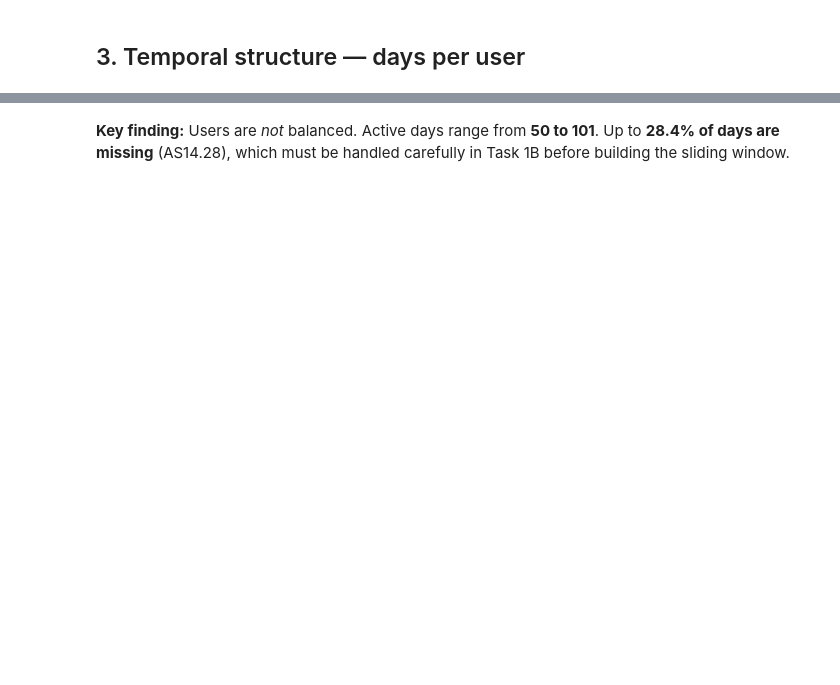
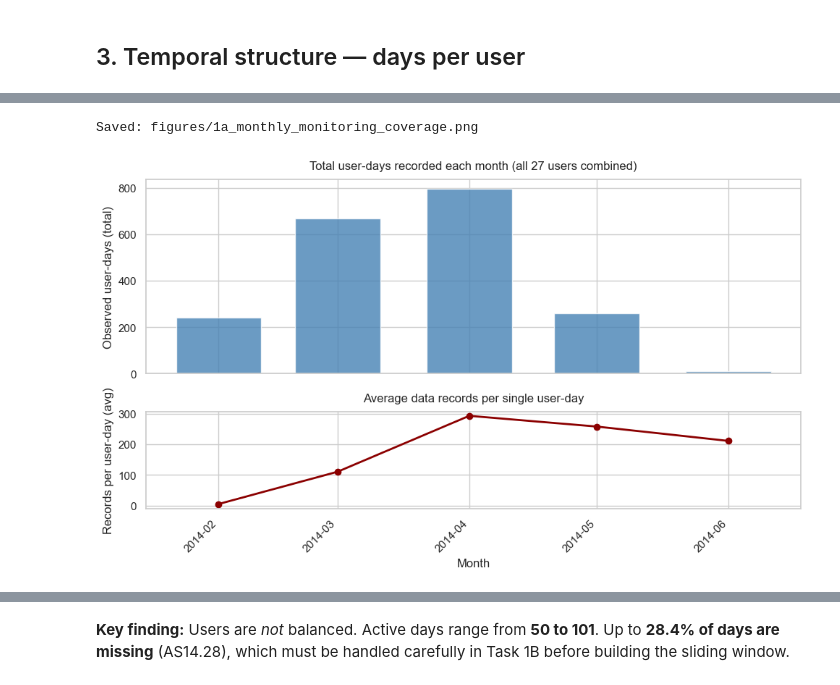
Before and after one commit to MatteoPostiferi999/DataMiningAssignment1, a Jupyter notebook: notebooks/1a_eda.ipynb, the cells around one changed output, grey strips where cells are left out. Cells and saved outputs as stored; diff of their text form; code cells hidden in the pictures; blank space fills up the shorter version.

Commit message:
add Task 1A: EDA covering data structure, temporal gaps, mood distribution

```diff
--- a/notebooks/1a_eda.ipynb
+++ b/notebooks/1a_eda.ipynb
@@ -81,0 +220,19 @@ print(f"\nMissing day % — min: {ranges['missing_pct'].min()}%  max: {ranges['m
+# %%
+# Monthly monitoring coverage table
+user_days = df[['id', 'date']].drop_duplicates().copy()
+user_days['month'] = pd.to_datetime(user_days['date']).dt.to_period('M')
+
+monthly_coverage = (
+    user_days.groupby('month')
+    .agg(active_users=('id', 'nunique'),
+         observed_user_days=('date', 'size'))
+    .join(
+        df.assign(month=pd.to_datetime(df['date']).dt.to_period('M'))
+          .groupby('month').size().rename('total_collected_data')
+    )
+)
+monthly_coverage['data_per_user_day'] = (
+    monthly_coverage['total_collected_data'] / monthly_coverage['observed_user_days']
+).round(1)
+monthly_coverage.index.name = 'month'
+display(monthly_coverage.reset_index())
@@ -81,0 +246,30 @@ print(f"\nMissing day % — min: {ranges['missing_pct'].min()}%  max: {ranges['m
+# %%
+# Plot: monthly monitoring coverage profile
+monthly_plot = monthly_coverage.copy()
+monthly_plot.index = monthly_plot.index.to_timestamp()   # Period → datetime
+
+fig, (ax1, ax2) = plt.subplots(
+    2, 1, figsize=(10, 6), sharex=True, gridspec_kw={"height_ratios": [2, 1]}
+)
+
+# ── Top: total observed user-days across ALL users combined ──────────────────
+ax1.bar(monthly_plot.index, monthly_plot["observed_user_days"], width=20,
+        color="steelblue", alpha=0.80)
+ax1.set_ylabel("Observed user-days (total)")
+ax1.set_title("Total user-days recorded each month (all 27 users combined)", pad=10)
+
+# ── Bottom: data density per single user-day ─────────────────────────────────
+ax2.plot(monthly_plot.index, monthly_plot["data_per_user_day"], marker="o",
+         color="darkred", linewidth=2)
+ax2.set_ylabel("Records per user-day (avg)")
+ax2.set_xlabel("Month")
+ax2.set_title("Average data records per single user-day", pad=10)
+ax2.xaxis.set_major_formatter(mdates.DateFormatter("%Y-%m"))
+plt.setp(ax2.get_xticklabels(), rotation=45, ha="right")
+
+fig.tight_layout()
+save_figure("1a_monthly_monitoring_coverage.png")
+plt.show()
+# %% [output]
+Saved: figures/1a_monthly_monitoring_coverage.png
+[figure, added]
```
Also changed, not shown: parts of 51 cells of this notebook.
